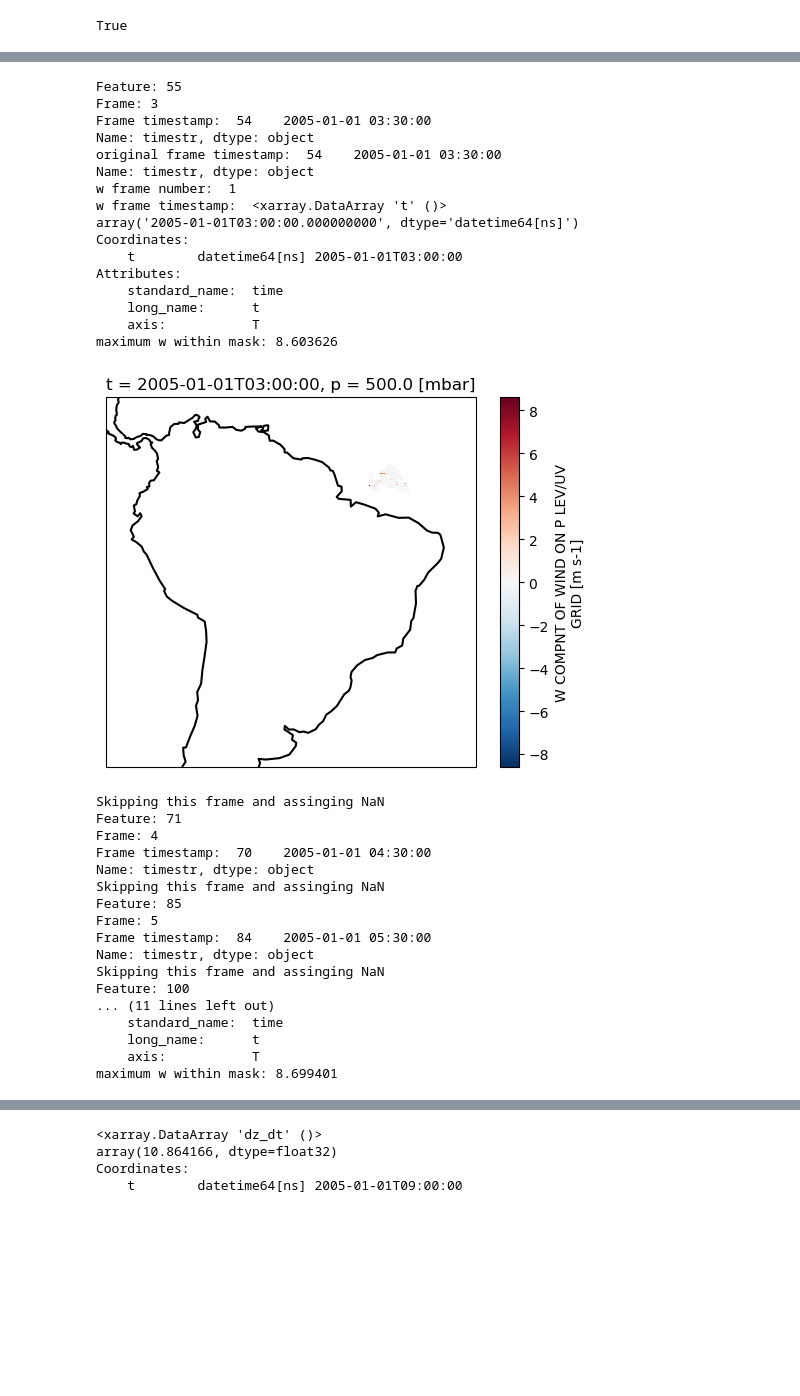
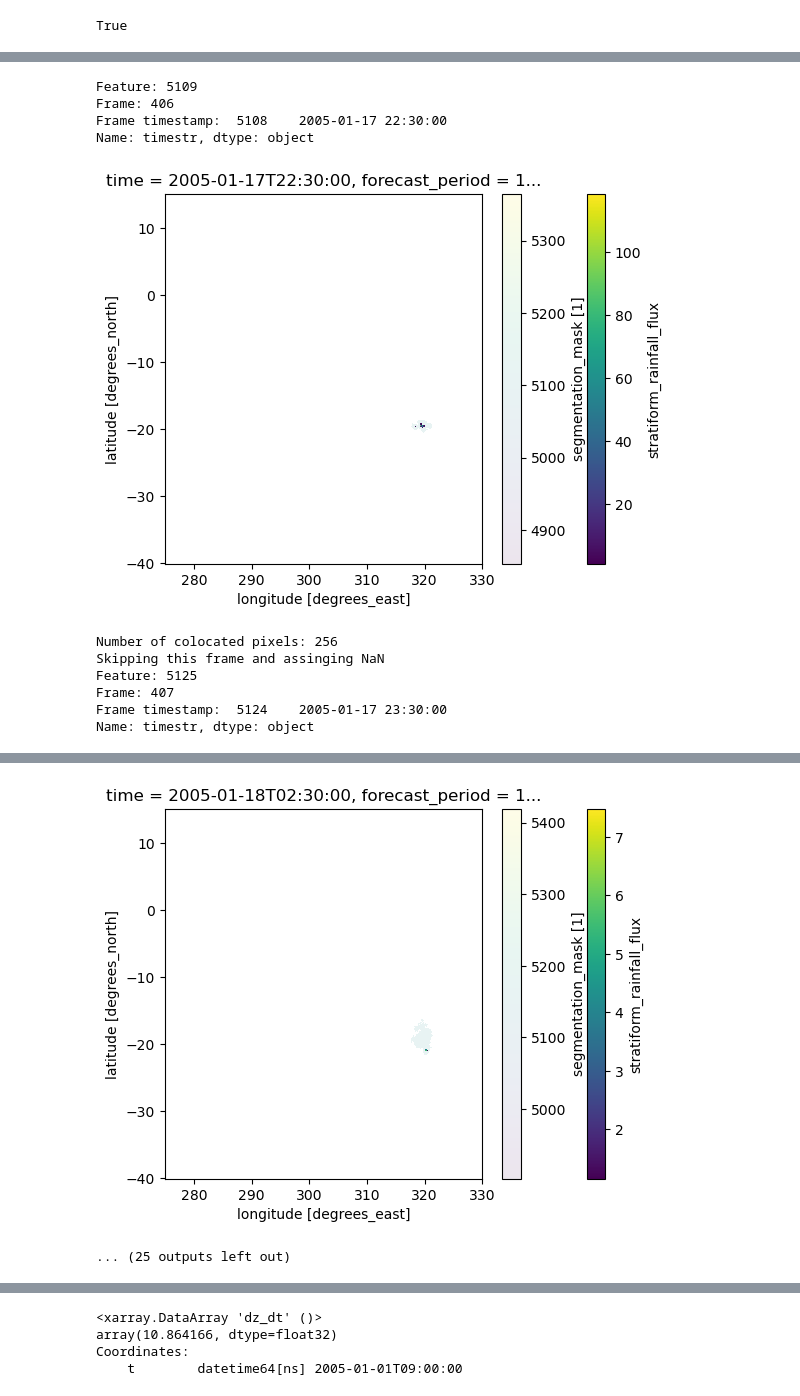
Before and after one commit to harrietgilmour/cold-core-filtering, a Jupyter notebook: precip_&_coldcore_single_cell_loop.ipynb, the cells around one changed output, grey strips where cells are left out. Saved outputs shown, nothing was run; the diff lists cells and outputs as text; code cells hidden in the pictures; blank space fills up the shorter version.

Commit message:
implemented colocated pixels stats

```diff
--- a/precip_&_coldcore_single_cell_loop.ipynb
+++ b/precip_&_coldcore_single_cell_loop.ipynb
@@ -140,6 +140,7 @@ tracks['max_w_down_lon'] = 0
 
 
 # # Add columns for colocated pixels of cold core <= 200K and precip > 1mm/hr
+tracks['colocated_pixels'] = 0
 # %%
 tracks
 # %% [output]
@@ -223,7 +225,7 @@ s = generate_binary_structure(2,2) # need this in loop later on
 removed = 0 # need this for loop later on
 
 
-cell = 27
+cell = 1209
 subset = tracks[tracks.cell == cell]
 precipitation_flag = 0
 cold_core_flag = 0
@@ -329,7 +331,16 @@ for feature in subset.feature.values: #find all the feature values for that uniq
                 if rain_features >= precip_area: # if the number of precipitating pixels exceeds the miniumum pixel number...
                     precipitation_flag += rain_features # add rain pixels to the precipitation flag
 
+                # Colocated pixels of Tb and precip
+                prec = prec * 3600 # converting from kg m-2 s-1 to mm/hr
 
+                colocated = prec.where((prec >= 1) & (brightness_temp <= 200) & (seg_mask.coords['mask'].values > 0)) #finding only the locations where all tb and precip criteria are met
+                colocated.plot()
+                seg_mask.plot(alpha=0.1)
+                plt.show()
+
+                print("Number of colocated pixels:", colocated.values[~np.isnan(colocated)].shape[0])
+                subset['colocated_pixels'][(subset.feature == featureid) & (subset.frame == frame) & (subset.cell == cell)] = colocated.values[~np.isnan(colocated)].shape[0]
 
 
             # ADDING IN IF STATEMENT FOR VERTICAL VELOCITY EVERY 3 TIMESTEPS#
@@ -377,66 +388,43 @@ for feature in subset.feature.values: #find all the feature values for that uniq
 
                             subset['max_w_down_lat'][(subset.feature == featureid) & (subset.frame == frame) & (subset.cell == cell)] = vel_w.where(vel_w==vel_w.min(), drop=True).squeeze().latitude
 
-                            subset['max_w_down_lat'][(subset.feature == featureid) & (subset.frame == frame) & (subset.cell == cell)] = vel_w.where(vel_w==vel_w.min(), drop=True).squeeze().longitude
+                            subset['max_w_down_lon'][(subset.feature == featureid) & (subset.frame == frame) & (subset.cell == cell)] = vel_w.where(vel_w==vel_w.min(), drop=True).squeeze().longitude
 
                 #ADD ANOTHER TIMESTEP ONTO W_FRAME FOR 3HRLY VERTICAL VELOCITY
                 w_frame = w_frame + 1  #add 1 to the vertical_velocity frame ready for the next time the hours are the same
 
             else:
                 print("Skipping this frame and assinging NaN") # if the hour doesn't correspond with one of the 3-hourly values, then assign NaNs to the dataframe
 
 
 if cold_core_flag == 0:
     subset = subset.drop(subset[subset.cell == cell].index)
     removed += 1 #print the number of tracks that have been removed from the original dataset
 
     #save subset to deleted tracks folder
     #subset.to_hdf('Save/deleted_tracks/cold_core/tracks_2005_01_cell_{}'.format(cell), 'table')
 
 if precipitation_flag == 0: #if the minumum precipitating pixel thresholds aren't met...
     #remove corresponding cell from the tracks dataframe
     subset = subset.drop(subset[subset.cell == cell].index)
     removed += 1 #print the number of tracks that have been removed from the original dataset
 
     #save subset to deleted tracks folder
     #subset.to_hdf('Save/deleted_tracks/precip/tracks_2005_01_cell_{}'.format(cell), 'table')
 
 else:
     print("Completed cell ", cell)
     # save precip track files
     #subset.to_hdf('Save/CC&PF/tracks_2005_01_cell_{}.h5'.format(cell), 'table')
 # %% [output]
-Feature: 55
-Frame: 3
-Frame timestamp:  54    2005-01-01 03:30:00
+Feature: 5109
+Frame: 406
+Frame timestamp:  5108    2005-01-17 22:30:00
 Name: timestr, dtype: object
-original frame timestamp:  54    2005-01-01 03:30:00
-Name: timestr, dtype: object
-w frame number:  1
-w frame timestamp:  <xarray.DataArray 't' ()>
-array('2005-01-01T03:00:00.000000000', dtype='datetime64[ns]')
-Coordinates:
-    t        datetime64[ns] 2005-01-01T03:00:00
-Attributes:
-    standard_name:  time
-    long_name:      t
-    axis:           T
-maximum w within mask: 8.603626
-[figure, old version]
+[figure, new version]
+Number of colocated pixels: 256
 Skipping this frame and assinging NaN
-Feature: 71
-Frame: 4
-Frame timestamp:  70    2005-01-01 04:30:00
+Feature: 5125
+Frame: 407
+Frame timestamp:  5124    2005-01-17 23:30:00
 Name: timestr, dtype: object
-Skipping this frame and assinging NaN
-Feature: 85
-Frame: 5
-Frame timestamp:  84    2005-01-01 05:30:00
-Name: timestr, dtype: object
-Skipping this frame and assinging NaN
-Feature: 100
-... (11 lines left out)
-    standard_name:  time
-    long_name:      t
-    axis:           T
-maximum w within mask: 8.699401
@@ -510,3 +465,5 @@ Completed cell  27
+[figure, added]
+... (25 outputs left out)
 # %%
 pd.set_option('display.max_columns', 100)
 
```
Also changed, not shown: parts of 10 cells of this notebook.
